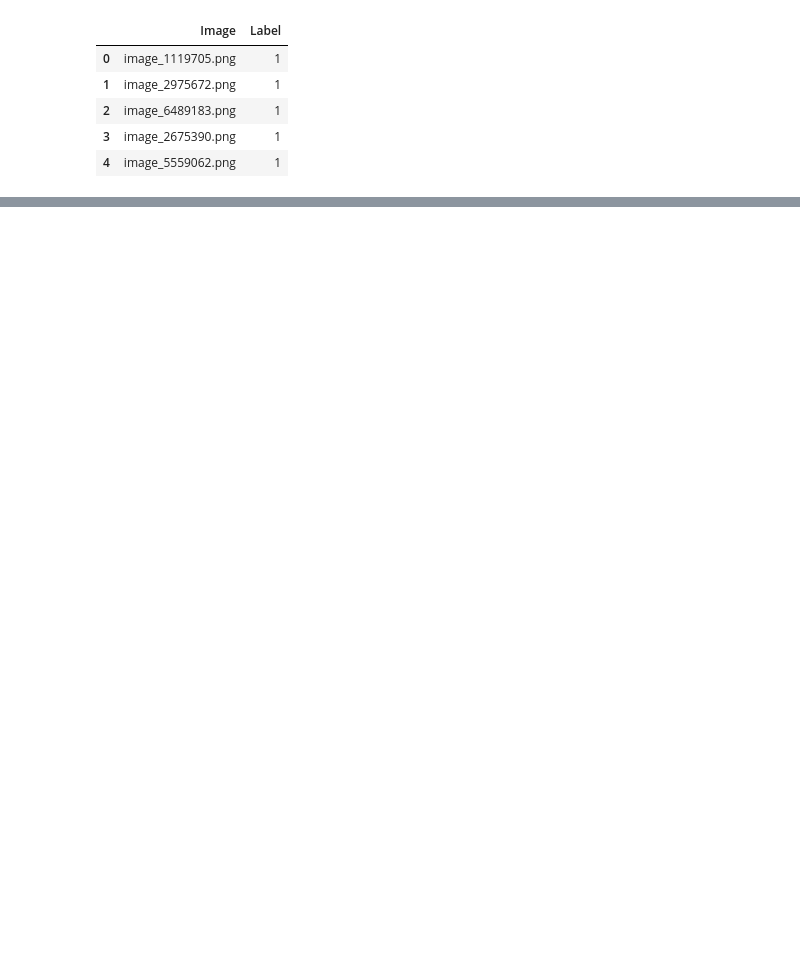
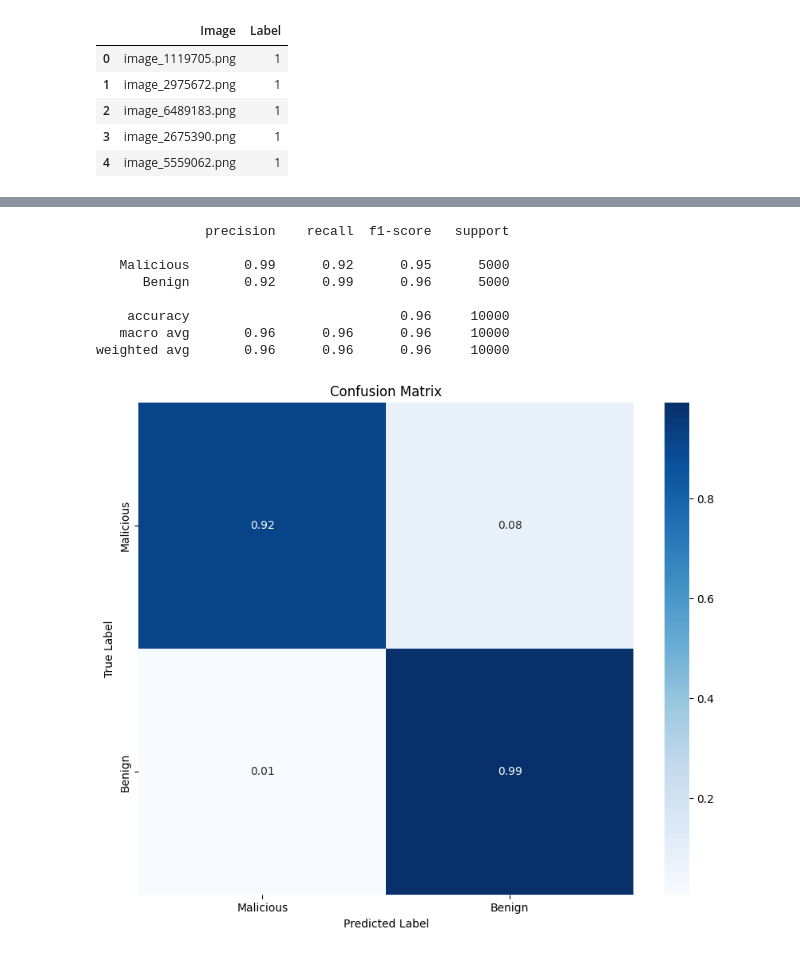
Before and after one commit to druvdub/3yp, a Jupyter notebook: notebooks/1.2.1-csnn-model.ipynb, the cells around one changed output, grey strips where cells are left out. Saved outputs shown, nothing was run; the diff lists cells and outputs as text; code cells hidden in the pictures; blank space fills up the shorter version.

```diff
--- a/notebooks/1.2.1-csnn-model.ipynb
+++ b/notebooks/1.2.1-csnn-model.ipynb
@@ -706,0 +501,2 @@ Train Epoch: 2 [4000/30000 (13%)]       Loss: -875.548462
+# %%
+model, history = train_model(train_data_loader, val_data_loader, loss_fn, lr=1e-3, weight_decay=None, num_epochs=50, model_savepath=savepath, device=device, dt_ms=1.0)
@@ -706,0 +572,10 @@ Train Epoch: 2 [4000/30000 (13%)]       Loss: -875.548462
+# %%
+test_data_encoded = test_df.copy()
+test_data_encoded["Label"] = LE.transform(test_data_encoded["Label"])
+
+test_dataset = CustomDataset(test_data_encoded, f"{DATASET_DIR}/images", transform=transform)
+test_data_loader = DataLoader(test_dataset, batch_size=BATCH_SIZE, shuffle=False)
+# %%
+checkpoint = torch.load(savepath, weights_only=False)
+best_model = BasicSNN().to(device)
+best_model.load_state_dict(checkpoint['model_state_dict'])
@@ -706,0 +584,6 @@ Train Epoch: 2 [4000/30000 (13%)]       Loss: -875.548462
+# %%
+# sample 10000 data points from test data with equal distribution of benign and malicious samples
+test_data_sample = test_data_encoded.groupby("Label").sample(6000, random_state=42)
+
+test_dataset_sample = CustomDataset(test_data_sample, f"{DATASET_DIR}/images", transform=transform)
+test_data_loader_sample = DataLoader(test_dataset_sample, batch_size=BATCH_SIZE, shuffle=False)
@@ -706,0 +652,36 @@ Train Epoch: 2 [4000/30000 (13%)]       Loss: -875.548462
+# %%
+from sklearn.metrics import confusion_matrix, classification_report
+import seaborn as sns
+
+def plot_cm(y_true, y_pred, classes, normalize=False):
+    """Plot confusion matrix."""
+
+    y_true_flatten = np.concatenate(y_true)
+    y_pred_flatten = np.concatenate(y_pred)
+
+
+    classification_rep = classification_report(y_true_flatten, y_pred_flatten, target_names=classes)
+    print(classification_rep)
+
+    cm = confusion_matrix(y_true_flatten, y_pred_flatten, labels=range(len(classes)), normalize='true' if normalize else None)
+
+    plt.figure(figsize=(10, 8))
+    sns.heatmap(cm, annot=True, fmt=".2f", cmap="Blues", xticklabels=classes, yticklabels=classes)
+    plt.title("Confusion Matrix")
+    plt.xlabel("Predicted Label")
+    plt.ylabel("True Label")
+    plt.show()
+
+
+# Plot confusion matrix
+plot_cm(y_true, y_pred, LE.classes_, normalize=True)
+# %% [output]
+              precision    recall  f1-score   support
+
+   Malicious       0.99      0.92      0.95      5000
+      Benign       0.92      0.99      0.96      5000
+
+    accuracy                           0.96     10000
+   macro avg       0.96      0.96      0.96     10000
+weighted avg       0.96      0.96      0.96     10000
+[figure, added]
```
Also changed, not shown: parts of 24 cells of this notebook, 7 other files.
